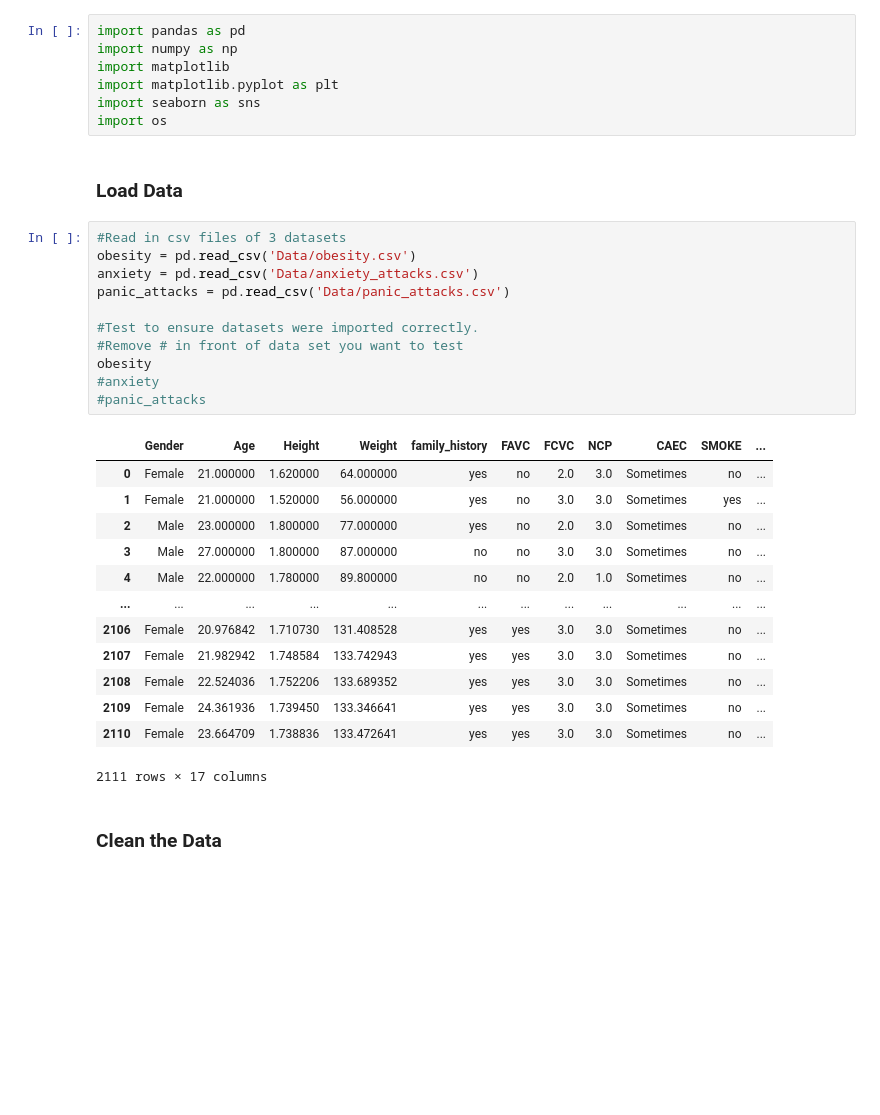
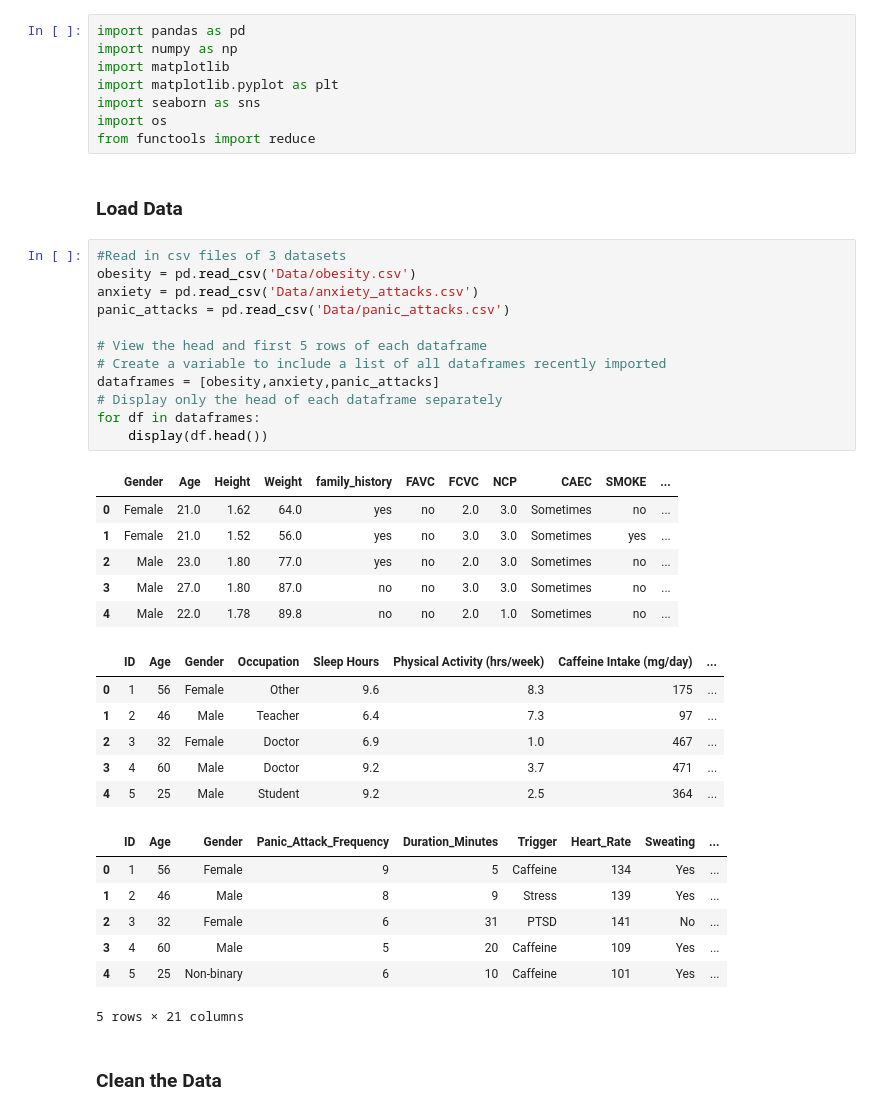
Before and after one commit to Julia-Heffner/Capstone_Mental_Illness, a Jupyter notebook: Mental_Illness.ipynb, the cells around one changed output. Saved outputs shown, nothing was run; the diff lists cells and outputs as text; blank space fills up the shorter version.

```diff
--- a/Mental_Illness.ipynb
+++ b/Mental_Illness.ipynb
@@ -5,33 +5,41 @@ import matplotlib
 import matplotlib.pyplot as plt
 import seaborn as sns
 import os
+from functools import reduce
 # %% [markdown]
 ### Load Data
 # %%
 #Read in csv files of 3 datasets
 obesity = pd.read_csv('Data/obesity.csv')
 anxiety = pd.read_csv('Data/anxiety_attacks.csv')
 panic_attacks = pd.read_csv('Data/panic_attacks.csv')
 
-#Test to ensure datasets were imported correctly.
-#Remove # in front of data set you want to test
-obesity
-#anxiety
-#panic_attacks
+# View the head and first 5 rows of each dataframe
+# Create a variable to include a list of all dataframes recently imported
+dataframes = [obesity,anxiety,panic_attacks]
+# Display only the head of each dataframe separately
+for df in dataframes:
+    display(df.head())
 # %% [output]
 |  | Gender | Age | Height | Weight | family_history | FAVC | FCVC | NCP | CAEC | SMOKE | ... |
-| 0 | Female | 21.000000 | 1.620000 | 64.000000 | yes | no | 2.0 | 3.0 | Sometimes | no | ... |
-| 1 | Female | 21.000000 | 1.520000 | 56.000000 | yes | no | 3.0 | 3.0 | Sometimes | yes | ... |
-| 2 | Male | 23.000000 | 1.800000 | 77.000000 | yes | no | 2.0 | 3.0 | Sometimes | no | ... |
-| 3 | Male | 27.000000 | 1.800000 | 87.000000 | no | no | 3.0 | 3.0 | Sometimes | no | ... |
-| 4 | Male | 22.000000 | 1.780000 | 89.800000 | no | no | 2.0 | 1.0 | Sometimes | no | ... |
-| ... | ... | ... | ... | ... | ... | ... | ... | ... | ... | ... | ... |
-| 2106 | Female | 20.976842 | 1.710730 | 131.408528 | yes | yes | 3.0 | 3.0 | Sometimes | no | ... |
-| 2107 | Female | 21.982942 | 1.748584 | 133.742943 | yes | yes | 3.0 | 3.0 | Sometimes | no | ... |
-| 2108 | Female | 22.524036 | 1.752206 | 133.689352 | yes | yes | 3.0 | 3.0 | Sometimes | no | ... |
-| 2109 | Female | 24.361936 | 1.739450 | 133.346641 | yes | yes | 3.0 | 3.0 | Sometimes | no | ... |
-| 2110 | Female | 23.664709 | 1.738836 | 133.472641 | yes | yes | 3.0 | 3.0 | Sometimes | no | ... |
+| 0 | Female | 21.0 | 1.62 | 64.0 | yes | no | 2.0 | 3.0 | Sometimes | no | ... |
+| 1 | Female | 21.0 | 1.52 | 56.0 | yes | no | 3.0 | 3.0 | Sometimes | yes | ... |
+| 2 | Male | 23.0 | 1.80 | 77.0 | yes | no | 2.0 | 3.0 | Sometimes | no | ... |
+| 3 | Male | 27.0 | 1.80 | 87.0 | no | no | 3.0 | 3.0 | Sometimes | no | ... |
+| 4 | Male | 22.0 | 1.78 | 89.8 | no | no | 2.0 | 1.0 | Sometimes | no | ... |
+|  | ID | Age | Gender | Occupation | Sleep Hours | Physical Activity (hrs/week) | Caffeine Intake (mg/day) | ... |
+| 0 | 1 | 56 | Female | Other | 9.6 | 8.3 | 175 | ... |
+| 1 | 2 | 46 | Male | Teacher | 6.4 | 7.3 | 97 | ... |
+| 2 | 3 | 32 | Female | Doctor | 6.9 | 1.0 | 467 | ... |
+| 3 | 4 | 60 | Male | Doctor | 9.2 | 3.7 | 471 | ... |
+| 4 | 5 | 25 | Male | Student | 9.2 | 2.5 | 364 | ... |
+|  | ID | Age | Gender | Panic_Attack_Frequency | Duration_Minutes | Trigger | Heart_Rate | Sweating | ... |
+| 0 | 1 | 56 | Female | 9 | 5 | Caffeine | 134 | Yes | ... |
+| 1 | 2 | 46 | Male | 8 | 9 | Stress | 139 | Yes | ... |
+| 2 | 3 | 32 | Female | 6 | 31 | PTSD | 141 | No | ... |
+| 3 | 4 | 60 | Male | 5 | 20 | Caffeine | 109 | Yes | ... |
+| 4 | 5 | 25 | Non-binary | 6 | 10 | Caffeine | 101 | Yes | ... |
-2111 rows × 17 columns
+5 rows × 21 columns
 # %% [markdown]
 ### Clean the Data
 # %%
```
Also changed, not shown: parts of 4 cells of this notebook.
